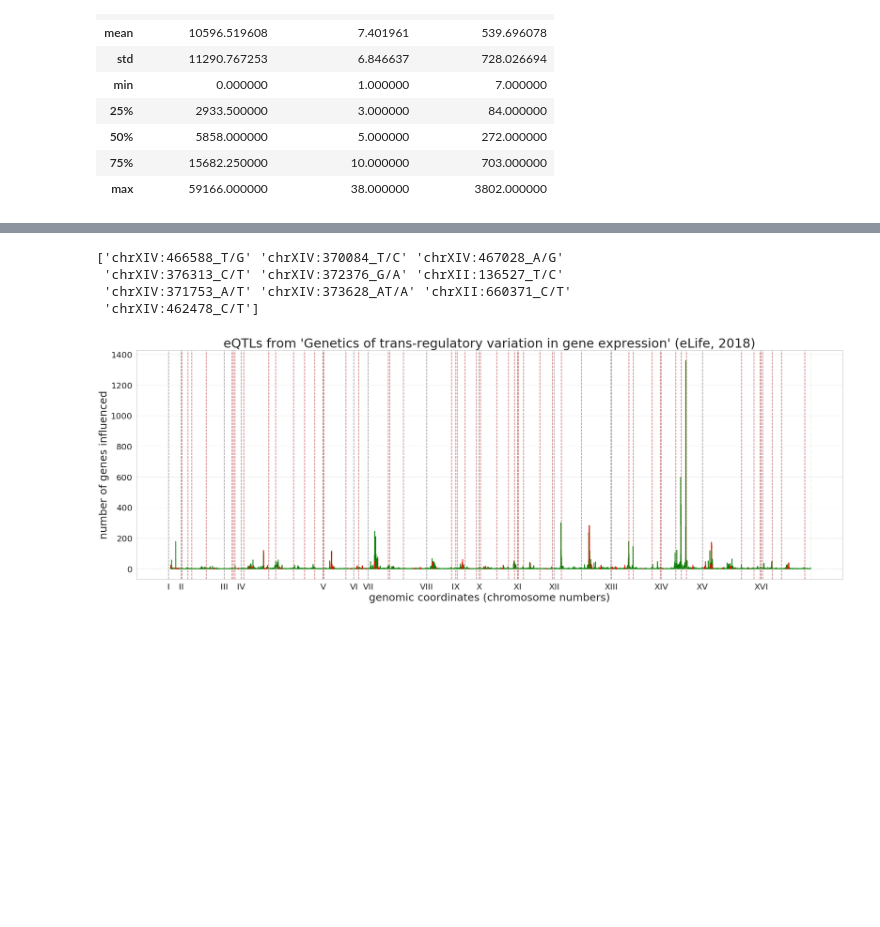
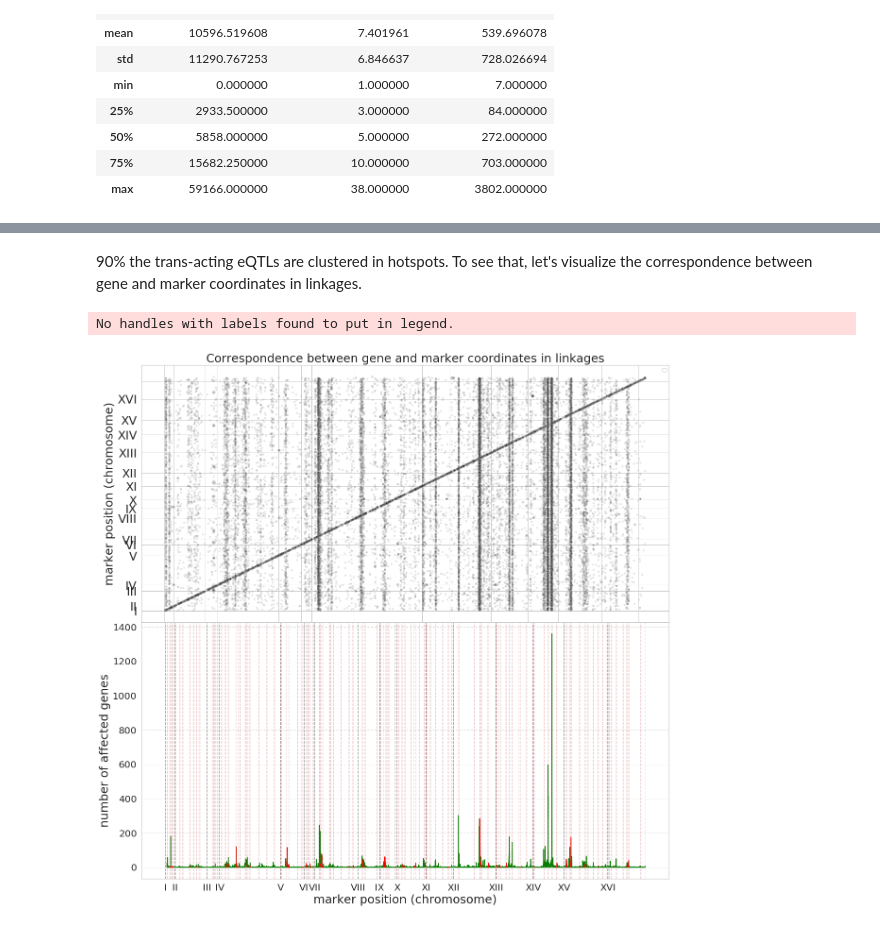
Before and after one commit to ivanov-v-v/PPINs-QTLs-Joint-Analysis, a Jupyter notebook: notebooks/hotspot_analysis.ipynb, the cells around one changed output, grey strips where cells are left out. Drawn from its saved outputs; the diff is of its cells as text; code cells hidden in the pictures; blank space fills up the shorter version.

Commit message:
hotspots behave: I've got positive results

```diff
--- a/notebooks/hotspot_analysis.ipynb
+++ b/notebooks/hotspot_analysis.ipynb
@@ -197,14 +194,17 @@ plt.legend(framealpha=1.);
 # %%
 class HotspotPlotter:
-    def __init__(self, qtl_df, qtl_type, figsize, title):
+    def __init__(self, qtl_df, qtl_type, figsize, title, fig=None, ax=None):
         sns.set(style="whitegrid")
-        self.fig, self.ax = plt.subplots(figsize=figsize)
+        if fig is None or ax is None:
+            self.fig, self.ax = plt.subplots(figsize=figsize)
+        else:
+            self.fig, self.ax = fig, ax
         self.ax.set_title(
             title,
             fontsize=30
         )
-        self.ax.set_xlabel("genomic coordinates (chromosome numbers)", fontsize=25)
-        self.ax.set_ylabel("number of genes influenced", fontsize=25)
+        self.ax.set_xlabel("marker position (chromosome)", fontsize=25)
+        self.ax.set_ylabel("number of affected genes", fontsize=25)
 
         self.qtl_df = qtl_df
         self.qtl_type = qtl_type
@@ -236,7 +236,6 @@ class HotspotPlotter:
 
         QTL_markers, self.QTL_y = qtls.linkages2gencoords(self.qtl_df)
         self.QTL_x = [self.marker2location[m] for m in QTL_markers]
-        print(QTL_markers[np.argsort(self.QTL_y)[::-1][:10]])
 
         self.ax.plot(
             self.QTL_x,
@@ -271,25 +270,51 @@ class HotspotPlotter:
                     self.QTL_y[l_id:r_id+1],
                     alpha=0.7, color="red"
                 )
-            else:
-                self.ax.axvline(l, color="r", linestyle="--", alpha=0.5)
-                self.ax.axvline(r, color="r",  linestyle="--", alpha=0.5)
+#             else:
+            self.ax.axvline(l, color="r", linestyle="--", alpha=0.2)
+            self.ax.axvline(r, color="r",  linestyle="--", alpha=0.2)
+# %% [markdown]
+90% the trans-acting eQTLs are clustered in hotspots. To see that, let's visualize the correspondence between gene and marker coordinates in linkages.
 # %%
+# plot the hotspot distribution across genome
+
+fig = plt.figure(figsize=(20, 20))
+gs = gridspec.GridSpec(2, 1, fig, hspace=0)
+axes = [plt.subplot(gs[i]) for i in range(2)]
+
+axes[0].set_title("Correspondence between gene and marker coordinates in linkages", fontsize=25)
+sns.scatterplot(
+    x="markerPlotCoordinate",
+    y="genePlotCoordinate",
+    color="black",
+    size="var.exp",
+    data=qtls_df["eQTLs_2018"]["A&B"],
+    alpha=0.1,
+    ax=axes[0],
+    legend=False
+);
+axes[0].set_xlabel("gene position (chromosome)", fontsize=25)
+axes[0].set_ylabel("marker position (chromosome)", fontsize=25)
+axes[0].set_xticks(chromosome_endpoints);
+axes[0].set_xticklabels(chromosome_labels)
+axes[0].set_yticks(chromosome_endpoints);
+axes[0].set_yticklabels(chromosome_labels);
+axes[0].tick_params(labelsize=25)
+axes[0].legend(framealpha=1.);
+
 plotter = HotspotPlotter(figsize=(30,10),
                          qtl_df=qtls_df["eQTLs_2018"]["A&B"],
                          qtl_type="eQTLs_2018",
-                         title="eQTLs from 'Genetics of trans-regulatory variation in gene expression' (eLife, 2018)")
-ax = plotter.ax
+                         title="",#"eQTLs from 'Genetics of trans-regulatory variation in gene expression' (eLife, 2018)",
+                         ax=axes[1],
+                         fig=fig)
 hotspot_intervals = []
 for chr_name, l, r in hotspot_df[["chromosome", "bootstrapIntervalLeft", "bootstrapIntervalRight"]].values:
     offset = plotter.chromosome_endpoints[util.as_arabic(chr_name[3:])-1]
     if offset is None: pass
     hotspot_intervals.append([l + offset, r + offset])
 hotspot_intervals = np.vstack(hotspot_intervals)
 plotter.distplot(hotspot_intervals)
 # %% [output]
-['chrXIV:466588_T/G' 'chrXIV:370084_T/C' 'chrXIV:467028_A/G'
- 'chrXIV:376313_C/T' 'chrXIV:372376_G/A' 'chrXII:136527_T/C'
- 'chrXIV:371753_A/T' 'chrXIV:373628_AT/A' 'chrXII:660371_C/T'
- 'chrXIV:462478_C/T']
+No handles with labels found to put in legend.
-[figure, old version]
+[figure, new version]
```
Also changed, not shown: parts of 29 cells of this notebook.
